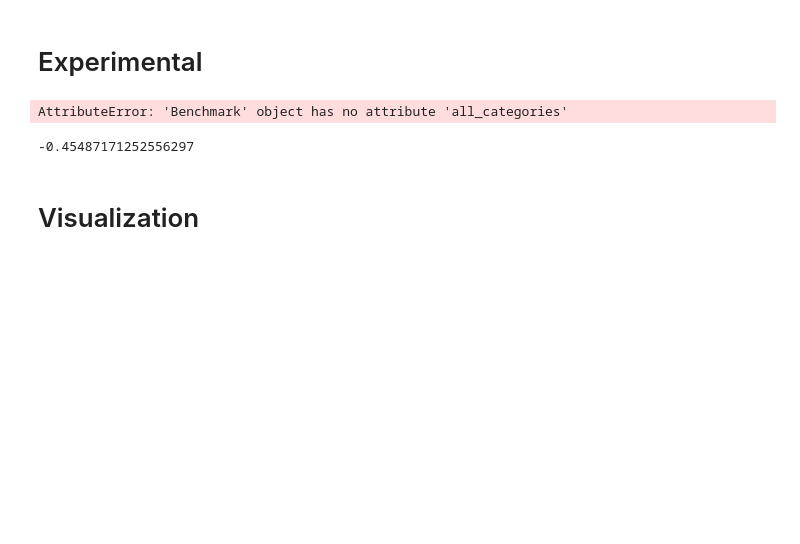
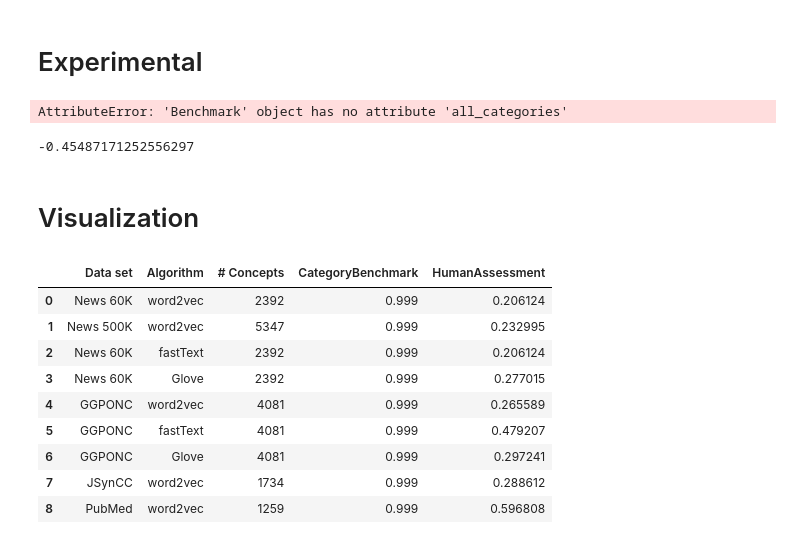
Before and after one commit to LasseKohlmeyer/AML4DHGermanVecs, a Jupyter notebook: Example Pipeline.ipynb, the cells around one changed output. Drawn from its saved outputs; the diff is of its cells as text; code cells hidden in the pictures; blank space fills up the shorter version.

```diff
--- a/Example Pipeline.ipynb
+++ b/Example Pipeline.ipynb
@@ -368,3 +368,17 @@ from whatlies.embeddingset import EmbeddingSet
 emb = EmbeddingSet({umls_mapper.un_umls(c, single_return=True): Embedding(umls_mapper.un_umls(c, single_return=True), vecs[c]) for c in vecs.vocab})
 # emb = EmbeddingSet({c: Embedding(c, vecs[c]) for c in vecs.vocab})
 emb.plot_interactive("Cisplatin","Carboplatin")
+# %%
+df = pd.read_csv("data/benchmark_results2.csv")
+df
+# %% [output]
+|  | Data set | Algorithm | # Concepts | CategoryBenchmark | HumanAssessment |
+| 0 | News 60K | word2vec | 2392 | 0.999 | 0.206124 |
+| 1 | News 500K | word2vec | 5347 | 0.999 | 0.232995 |
+| 2 | News 60K | fastText | 2392 | 0.999 | 0.206124 |
+| 3 | News 60K | Glove | 2392 | 0.999 | 0.277015 |
+| 4 | GGPONC | word2vec | 4081 | 0.999 | 0.265589 |
+| 5 | GGPONC | fastText | 4081 | 0.999 | 0.479207 |
+| 6 | GGPONC | Glove | 4081 | 0.999 | 0.297241 |
+| 7 | JSynCC | word2vec | 1734 | 0.999 | 0.288612 |
+| 8 | PubMed | word2vec | 1259 | 0.999 | 0.596808 |
```
Also changed, not shown: parts of 3 cells of this notebook.
